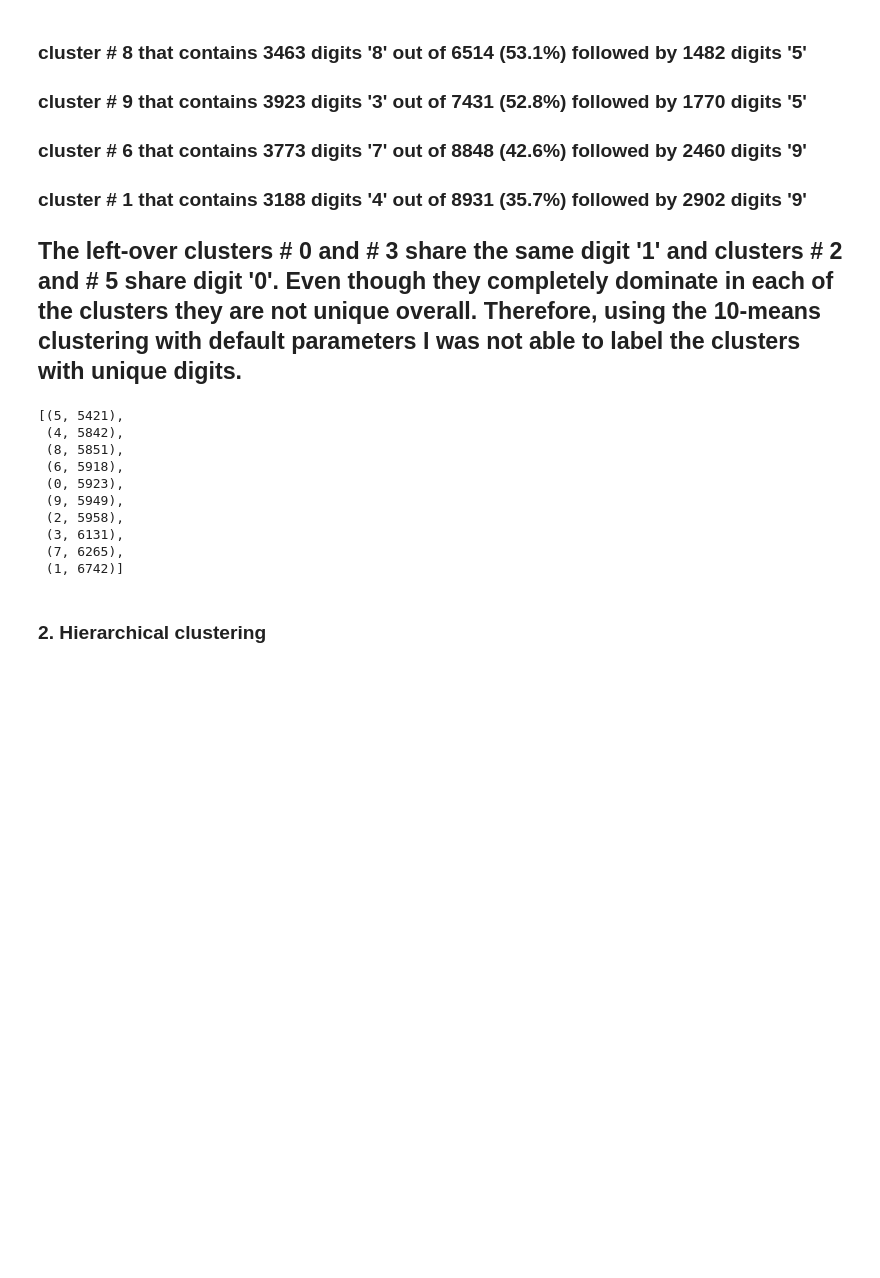
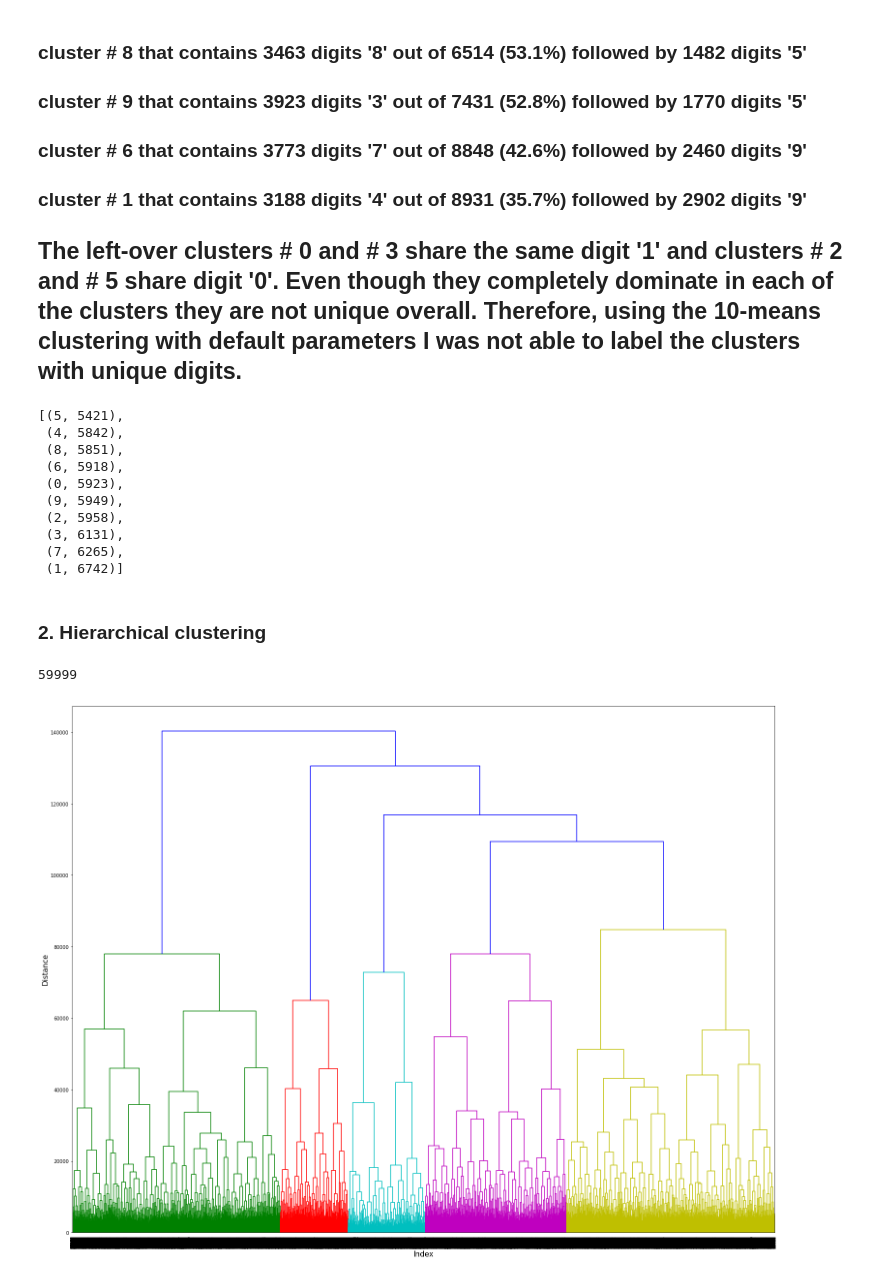
Before and after one commit to Cuspian/data_mining_class, a Jupyter notebook: w5task.ipynb, the cells around one changed output. Drawn from its saved outputs; the diff is of its cells as text; code cells hidden in the pictures; blank space fills up the shorter version.

```diff
--- a/w5task.ipynb
+++ b/w5task.ipynb
@@ -97,4 +98,17 @@ sorted(zip(range(10), np.bincount(labels)), key = lambda x: x[-1])
 ### 2. Hierarchical clustering
 # %%
 # Generating the linkage matrix with Ward
-ward_linkage = linkage(X, 'ward')
+ward_linkage = linkage(X, 'ward')0
+# %%
+len(ward_linkage)
+# %% [output]
+59999
+# %%
+# Plotting the dendrogram
+plt.figure(figsize = (26, 20))
+plt.xlabel('Index', fontsize = 15)
+plt.ylabel('Distance', fontsize = 15)
+dendrogram(ward_linkage, leaf_rotation = 90, leaf_font_size = 7)
+plt.show()
+# %% [output]
+[figure, added]
```
Also changed, not shown: parts of 2 cells of this notebook.
